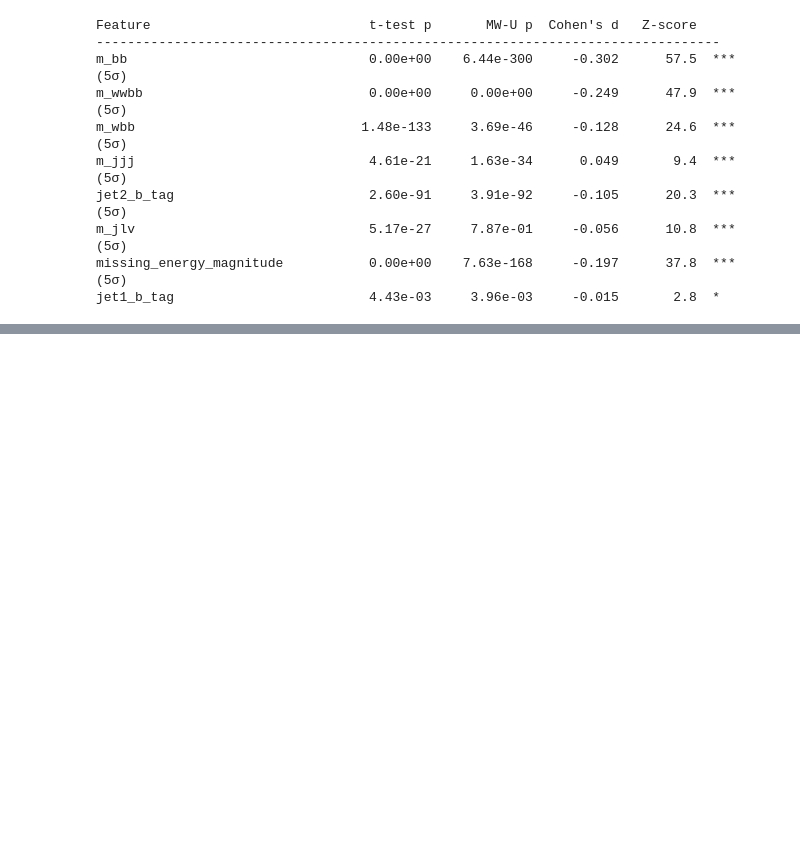
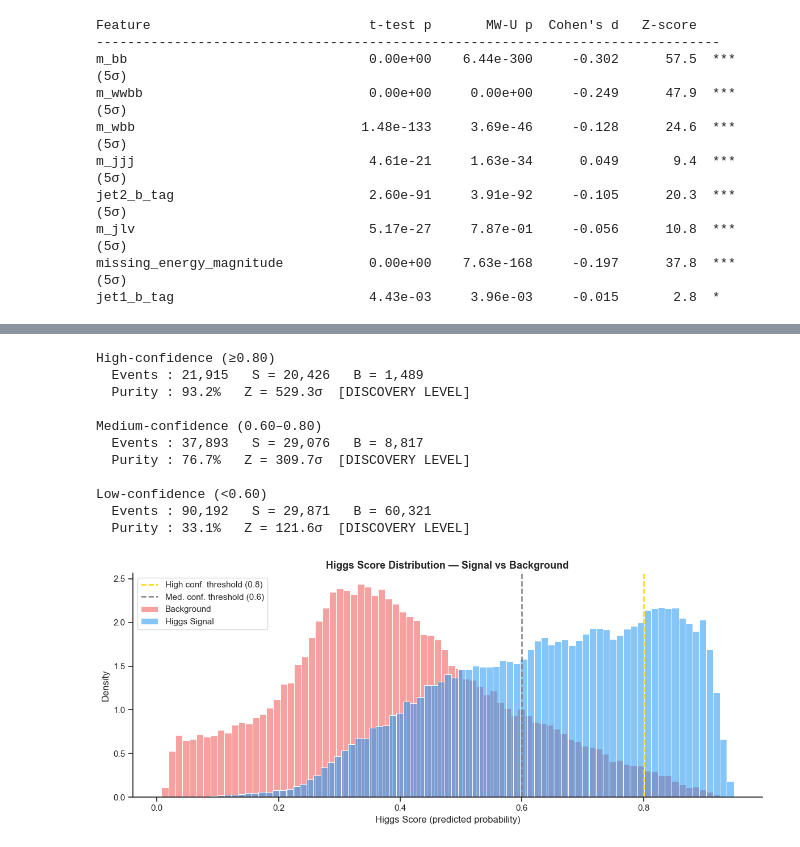
Before and after one commit to ashu-tagore/Higgs_EDA, a Jupyter notebook: notebooks/higgs_boson_eda.ipynb, the cells around one changed output, grey strips where cells are left out. Cells and saved outputs as stored; diff of their text form; code cells hidden in the pictures; blank space fills up the shorter version.

```diff
--- a/notebooks/higgs_boson_eda.ipynb
+++ b/notebooks/higgs_boson_eda.ipynb
@@ -527,0 +687,58 @@ jet1_b_tag                         4.43e-03     3.96e-03     -0.015       2.8  *
+# %%
+# 14. Confidence Thresholds & Discovery Significance
+all_proba          = rf.predict_proba(scaler.transform(df[top_features]))[:, 1]
+df_scored          = df.copy()
+df_scored['score'] = all_proba
+
+HIGH_CONF, MED_CONF = 0.80, 0.60
+
+high_conf = df_scored[df_scored['score'] >= HIGH_CONF]
+med_conf  = df_scored[(df_scored['score'] >= MED_CONF) & (df_scored['score'] < HIGH_CONF)]
+low_conf  = df_scored[df_scored['score'] < MED_CONF]
+
+for label_str, subset in [('High-confidence (≥0.80)',  high_conf),
+                            ('Medium-confidence (0.60–0.80)', med_conf),
+                            ('Low-confidence (<0.60)',   low_conf)]:
+    if len(subset) == 0:
+        continue
+    S      = int(subset['label'].sum())
+    B      = len(subset) - S
+    purity = S / len(subset)
+    Z      = S / np.sqrt(max(B, 1))
+    print(f"{label_str}")
+    print(f"  Events : {len(subset):,}   S = {S:,}   B = {B:,}")
+    print(f"  Purity : {purity:.1%}   Z = {Z:.1f}σ  "
+          f"{'[DISCOVERY LEVEL]' if Z >= 5 else ''}")
+    print()
+
+# Score distribution
+fig, ax = plt.subplots(figsize=(12, 5))
+sns.histplot(df_scored[df_scored['label'] == 0]['score'], bins=80, stat='density',
+             alpha=0.55, color=BKG_COLOR, label='Background', ax=ax)
+sns.histplot(df_scored[df_scored['label'] == 1]['score'], bins=80, stat='density',
+             alpha=0.55, color=SIG_COLOR, label='Higgs Signal', ax=ax)
+ax.axvline(x=HIGH_CONF, color='gold',  linestyle='--', lw=1.8,
+           label=f'High conf. threshold ({HIGH_CONF})')
+ax.axvline(x=MED_CONF,  color='grey',  linestyle='--', lw=1.8,
+           label=f'Med. conf. threshold ({MED_CONF})')
+ax.set_xlabel('Higgs Score (predicted probability)')
+ax.set_ylabel('Density')
+ax.set_title('Higgs Score Distribution — Signal vs Background', fontweight='bold')
+ax.legend()
+plt.tight_layout()
+sns.despine(fig=fig)
+plt.savefig(FIGURES_DIR / 'higgs_score_distribution.png', dpi=150, bbox_inches='tight')
+plt.show()
+# %% [output]
+High-confidence (≥0.80)
+  Events : 21,915   S = 20,426   B = 1,489
+  Purity : 93.2%   Z = 529.3σ  [DISCOVERY LEVEL]
+
+Medium-confidence (0.60–0.80)
+  Events : 37,893   S = 29,076   B = 8,817
+  Purity : 76.7%   Z = 309.7σ  [DISCOVERY LEVEL]
+
+Low-confidence (<0.60)
+  Events : 90,192   S = 29,871   B = 60,321
+  Purity : 33.1%   Z = 121.6σ  [DISCOVERY LEVEL]
+[figure, added]
```
Also changed, not shown: parts of 8 cells of this notebook, 2 other files.
